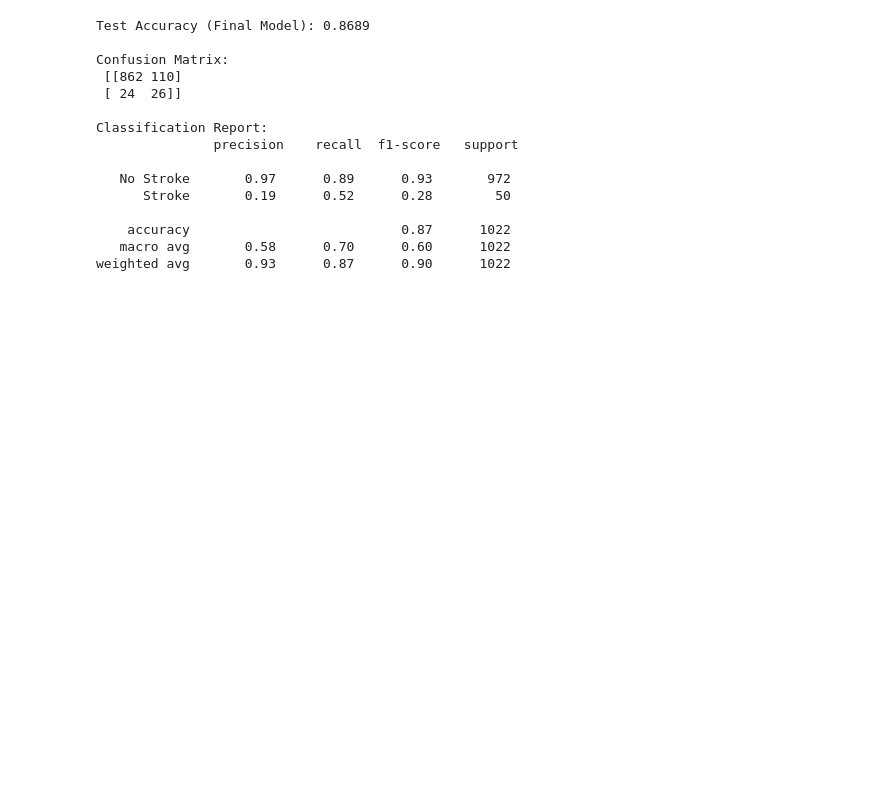
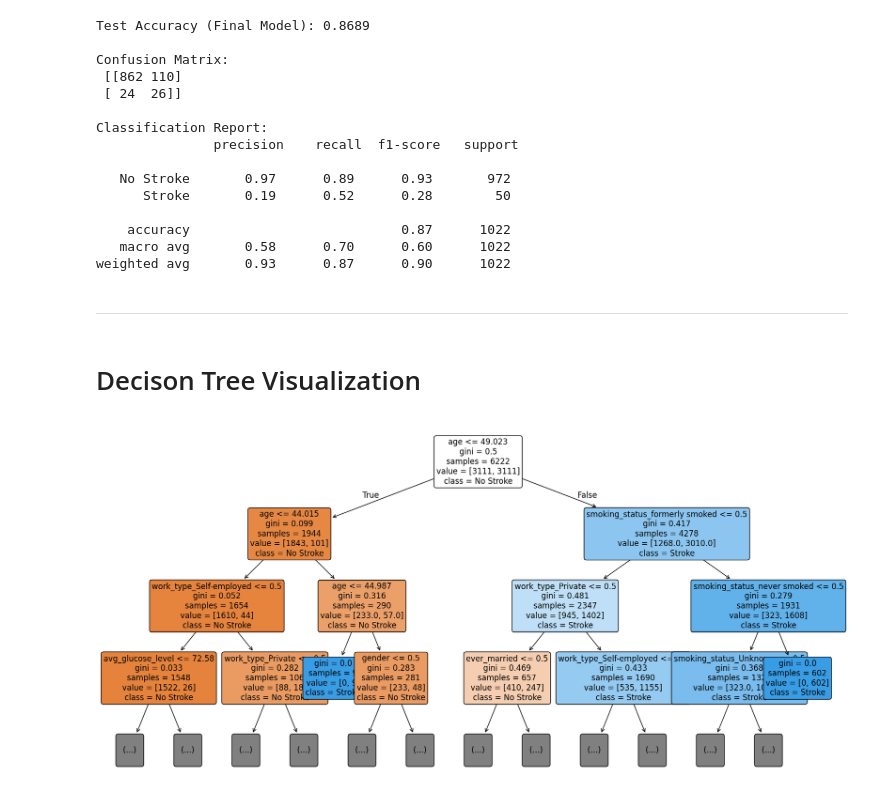
Before and after one commit to ibtj21/Stroke_Prediction_Using_Decison_Tree_at_iCog-Labs, a Jupyter notebook: stroke_prediction.ipynb, the cells around one changed output. Saved outputs shown, nothing was run; the diff lists cells and outputs as text; code cells hidden in the pictures; blank space fills up the shorter version.

Commit message:
Tree visualization and Feature importance added.

```diff
--- a/stroke_prediction.ipynb
+++ b/stroke_prediction.ipynb
@@ -575,3 +594,24 @@ Classification Report:
     accuracy                           0.87      1022
    macro avg       0.58      0.70      0.60      1022
 weighted avg       0.93      0.87      0.90      1022
+# %% [markdown]
+___
+# %% [markdown]
+# Decison Tree Visualization
+# %%
+from sklearn.tree import plot_tree
+import matplotlib.pyplot as plt
+
+plt.figure(figsize=(20,10))
+plot_tree(
+    final_dt,
+    max_depth=3,               # show only top 3 levels
+    feature_names=X_train_res.columns,
+    class_names=['No Stroke','Stroke'],
+    filled=True,
+    rounded=True,
+    fontsize=12
+)
+plt.show()
+# %% [output]
+[figure, added]
```
Also changed, not shown: parts of 26 cells of this notebook.
